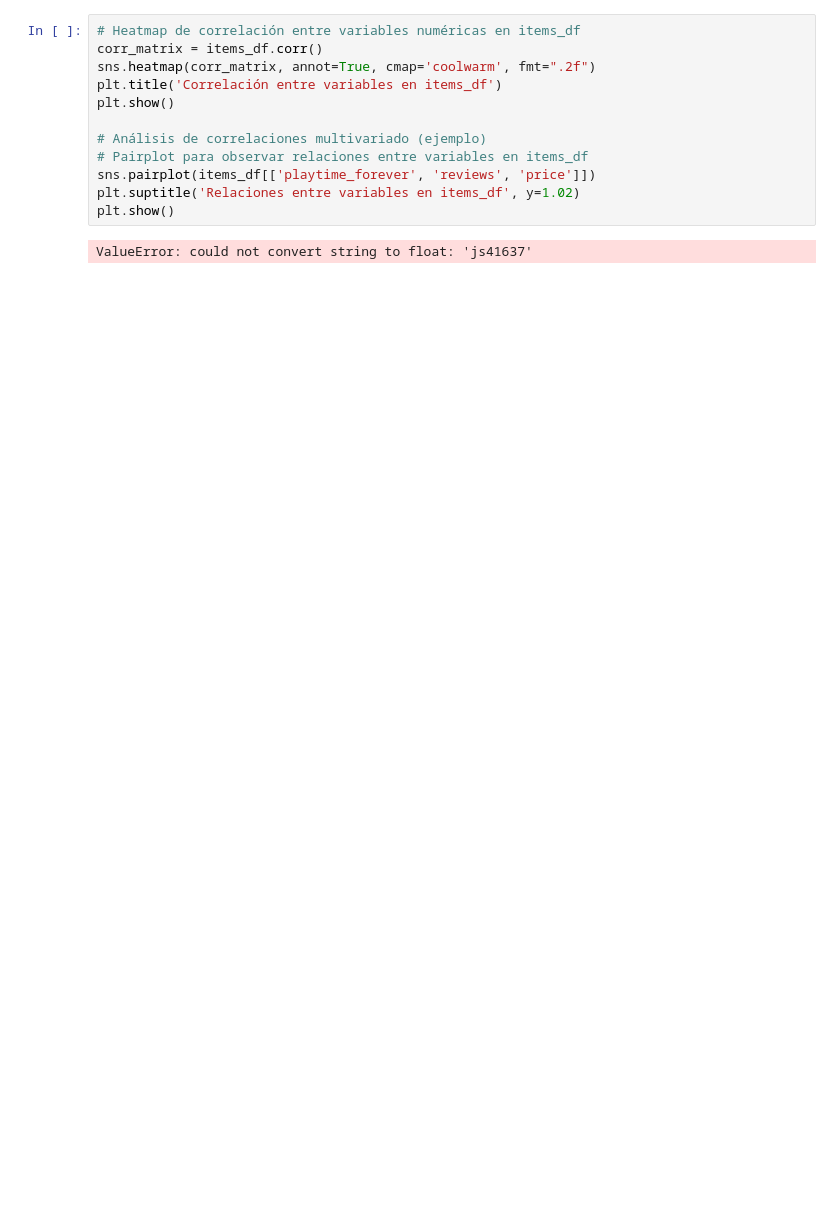
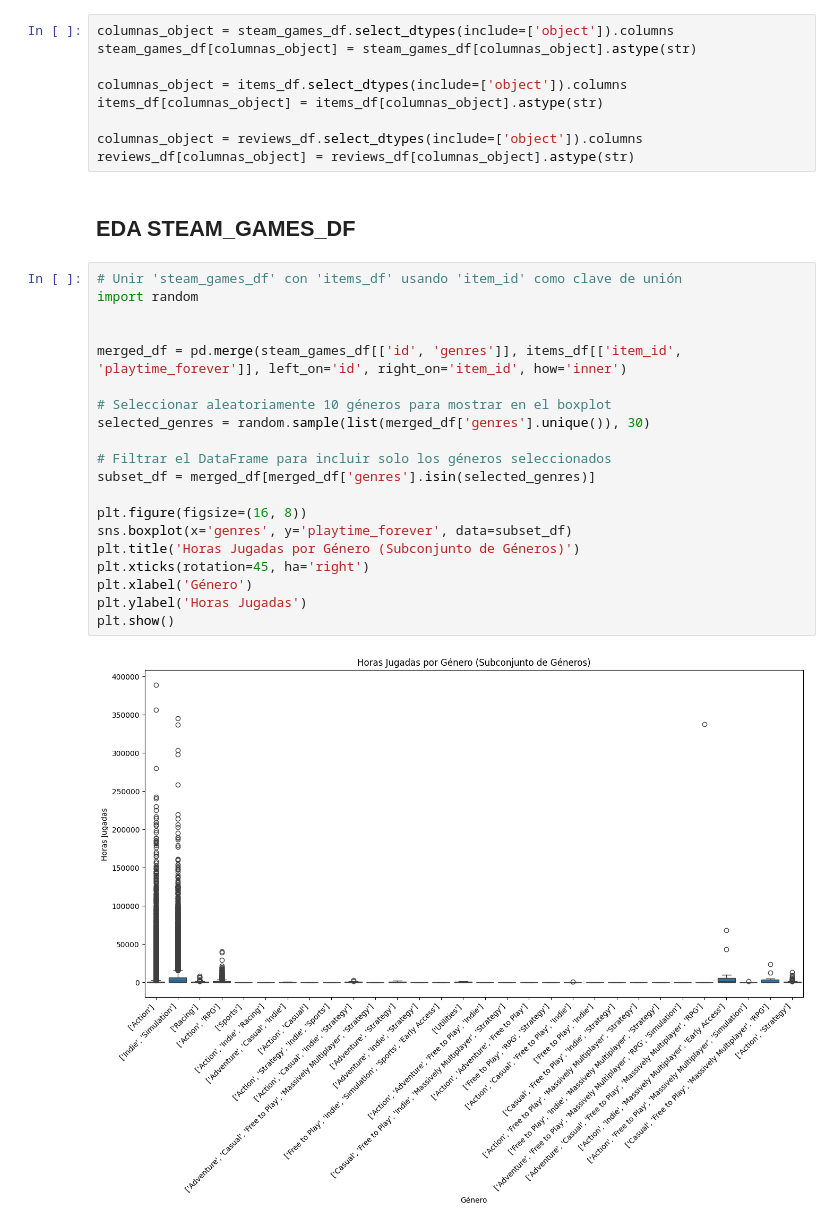
Before and after one commit to Mauro-coder555/Steam-Rec-System, a Jupyter notebook: EDA.ipynb, the cells around one changed output. Cells and saved outputs as stored; diff of their text form; blank space fills up the shorter version.

```diff
--- a/EDA.ipynb
+++ b/EDA.ipynb
@@ -9,15 +14,34 @@ steam_games_df = pd.read_csv('data/generated/steam_games.csv',  dtype={'id': str
 reviews_df = pd.read_csv('data/generated/reviews_sentiment.csv', dtype={'item_id': str})
-# %%
-# Heatmap de correlación entre variables numéricas en items_df
-corr_matrix = items_df.corr()
-sns.heatmap(corr_matrix, annot=True, cmap='coolwarm', fmt=".2f")
-plt.title('Correlación entre variables en items_df')
-plt.show()
-
-# Análisis de correlaciones multivariado (ejemplo)
-# Pairplot para observar relaciones entre variables en items_df
-sns.pairplot(items_df[['playtime_forever', 'reviews', 'price']])
-plt.suptitle('Relaciones entre variables en items_df', y=1.02)
-plt.show()
-# %% [output]
-ValueError: could not convert string to float: 'js41637'
+# %%
+columnas_object = steam_games_df.select_dtypes(include=['object']).columns
+steam_games_df[columnas_object] = steam_games_df[columnas_object].astype(str)
+
+columnas_object = items_df.select_dtypes(include=['object']).columns
+items_df[columnas_object] = items_df[columnas_object].astype(str)
+
+columnas_object = reviews_df.select_dtypes(include=['object']).columns
+reviews_df[columnas_object] = reviews_df[columnas_object].astype(str)
+# %% [markdown]
+## EDA STEAM_GAMES_DF
+# %%
+# Unir 'steam_games_df' con 'items_df' usando 'item_id' como clave de unión
+import random
+
+
+merged_df = pd.merge(steam_games_df[['id', 'genres']], items_df[['item_id', 'playtime_forever']], left_on='id', right_on='item_id', how='inner')
+
+# Seleccionar aleatoriamente 10 géneros para mostrar en el boxplot
+selected_genres = random.sample(list(merged_df['genres'].unique()), 30)
+
+# Filtrar el DataFrame para incluir solo los géneros seleccionados
+subset_df = merged_df[merged_df['genres'].isin(selected_genres)]
+
+plt.figure(figsize=(16, 8))
+sns.boxplot(x='genres', y='playtime_forever', data=subset_df)
+plt.title('Horas Jugadas por Género (Subconjunto de Géneros)')
+plt.xticks(rotation=45, ha='right')
+plt.xlabel('Género')
+plt.ylabel('Horas Jugadas')
+plt.show()
+# %% [output]
+[figure, added]
```
Also changed, not shown: parts of 11 cells of this notebook, 5 other files.
